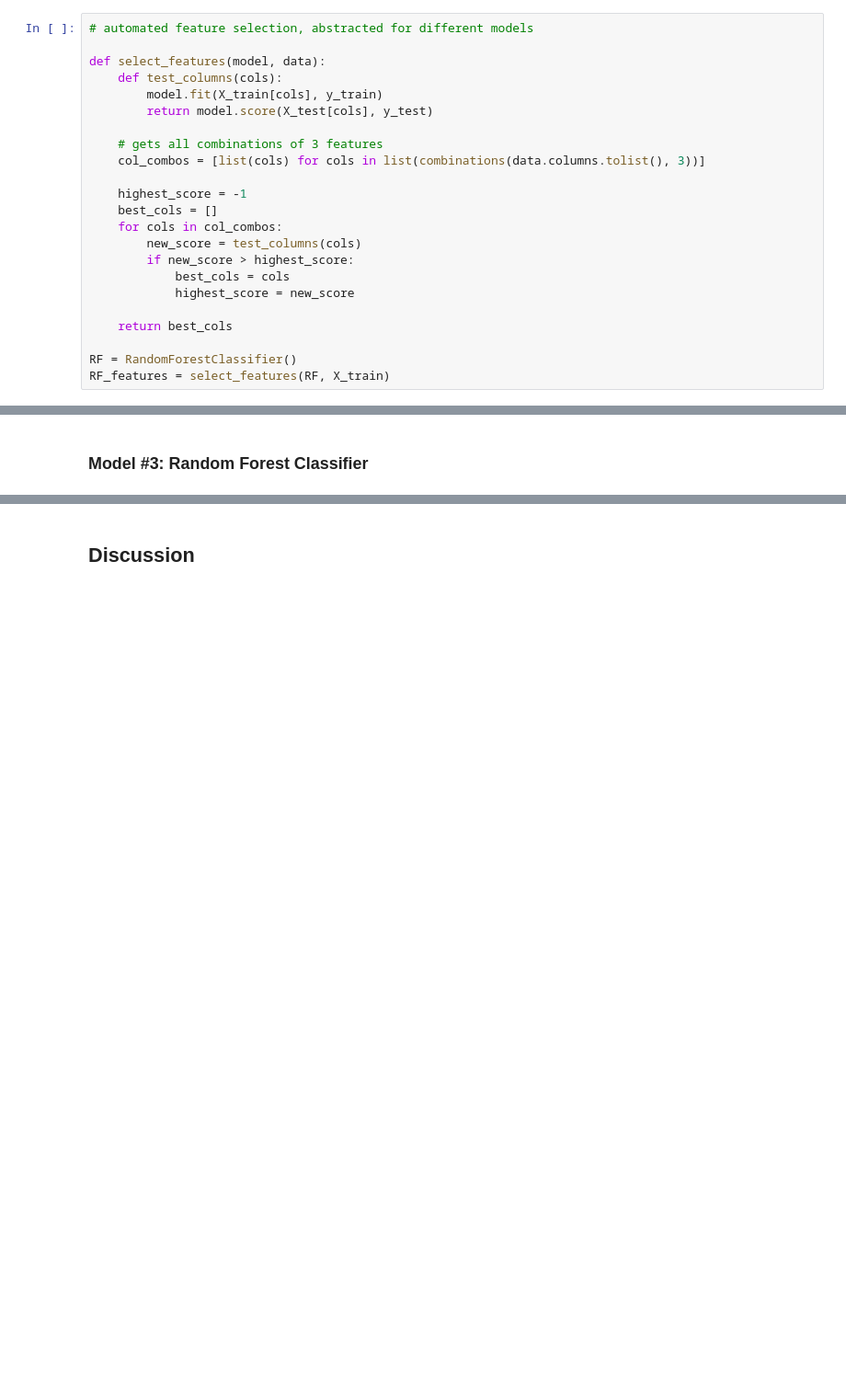
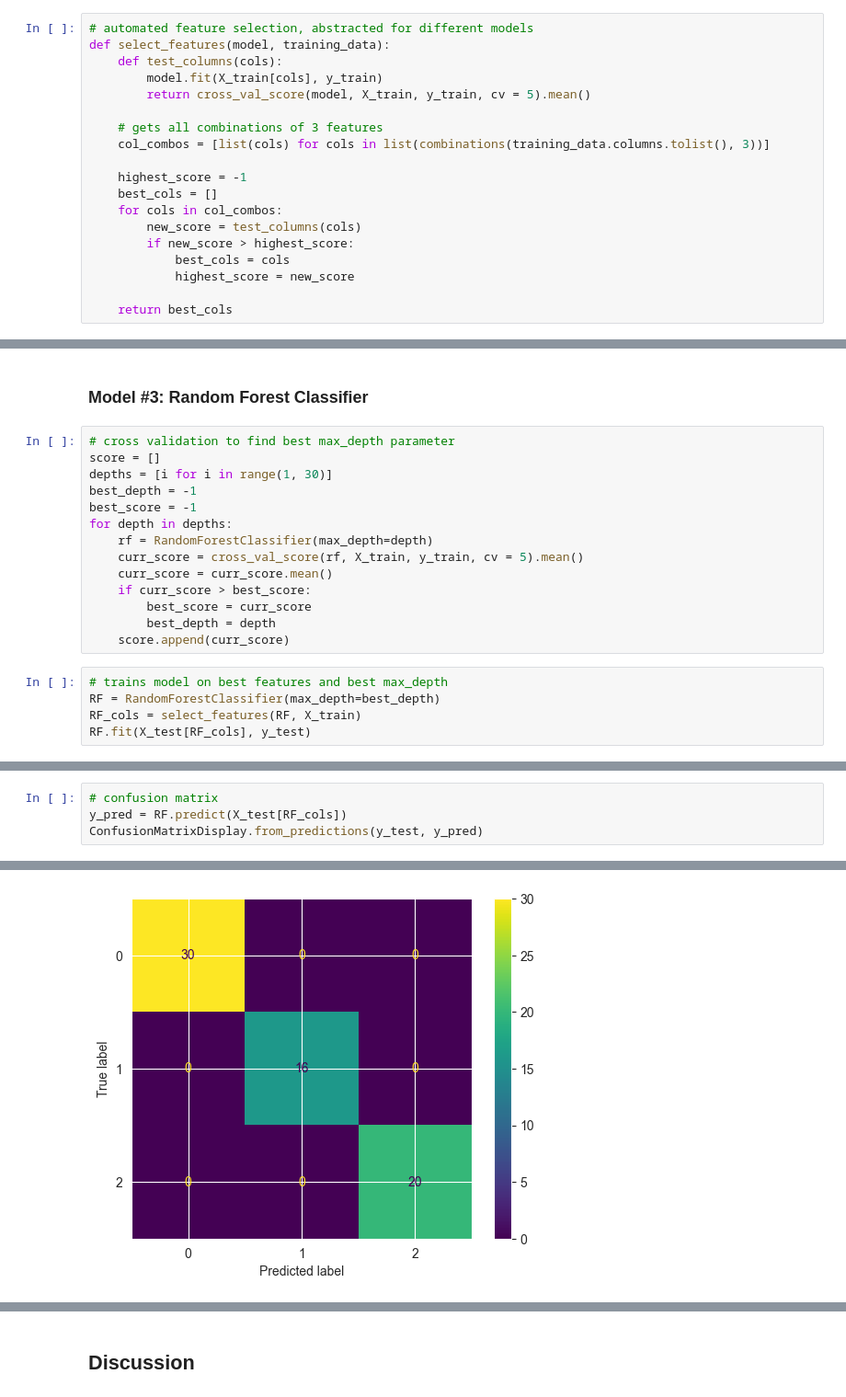
Before and after one commit to nitin-veera/penguins, a Jupyter notebook: final_project.ipynb, the cells around one changed output, grey strips where cells are left out. Shown at 92% size. Saved outputs shown, nothing was run; the diff lists cells and outputs as text; blank space fills up the shorter version.

```diff
--- a/final_project.ipynb
+++ b/final_project.ipynb
@@ -95,14 +96,13 @@ indicates that body mass, culmen length, and island might be good features
 ## Feature Selection
 # %%
 # automated feature selection, abstracted for different models
-
-def select_features(model, data):
+def select_features(model, training_data):
     def test_columns(cols):
         model.fit(X_train[cols], y_train)
-        return model.score(X_test[cols], y_test)
+        return cross_val_score(model, X_train, y_train, cv = 5).mean()
 
     # gets all combinations of 3 features
-    col_combos = [list(cols) for cols in list(combinations(data.columns.tolist(), 3))]
+    col_combos = [list(cols) for cols in list(combinations(training_data.columns.tolist(), 3))]
 
     highest_score = -1
     best_cols = []
@@ -113,10 +113,26 @@ def select_features(model, data):
             highest_score = new_score
 
     return best_cols
-
-RF = RandomForestClassifier()
-RF_features = select_features(RF, X_train)
 # %% [markdown]
 ## Modeling
 # %% [markdown]
 ### Model #3: Random Forest Classifier
+# %%
+# cross validation to find best max_depth parameter
+score = []
+depths = [i for i in range(1, 30)]
+best_depth = -1
+best_score = -1
+for depth in depths:
+    rf = RandomForestClassifier(max_depth=depth)
+    curr_score = cross_val_score(rf, X_train, y_train, cv = 5).mean()
+    curr_score = curr_score.mean()
+    if curr_score > best_score:
+        best_score = curr_score
+        best_depth = depth
+    score.append(curr_score)
+# %%
+# trains model on best features and best max_depth
+RF = RandomForestClassifier(max_depth=best_depth)
+RF_cols = select_features(RF, X_train)
+RF.fit(X_test[RF_cols], y_test)
@@ -122,0 +148,5 @@ RF_features = select_features(RF, X_train)
+# %%
+# confusion matrix
+y_pred = RF.predict(X_test[RF_cols])
+ConfusionMatrixDisplay.from_predictions(y_test, y_pred)
+# %% [output]
@@ -122,0 +154 @@ RF_features = select_features(RF, X_train)
+[figure, added]
```
Also changed, not shown: parts of 8 cells of this notebook.
